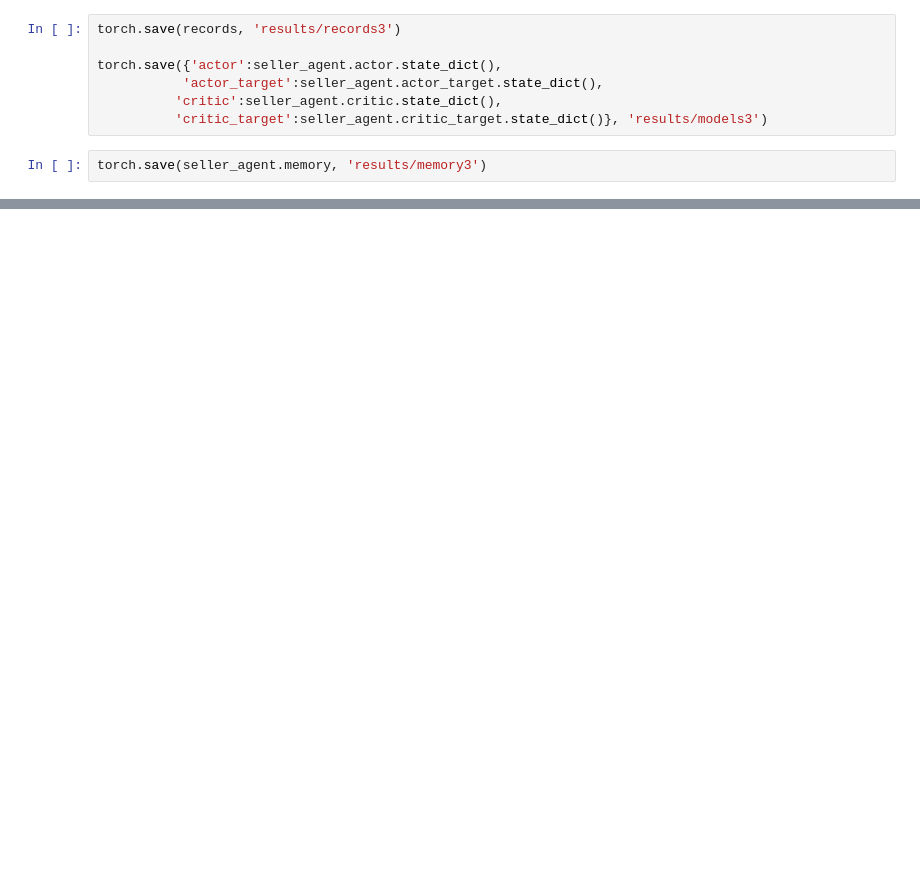
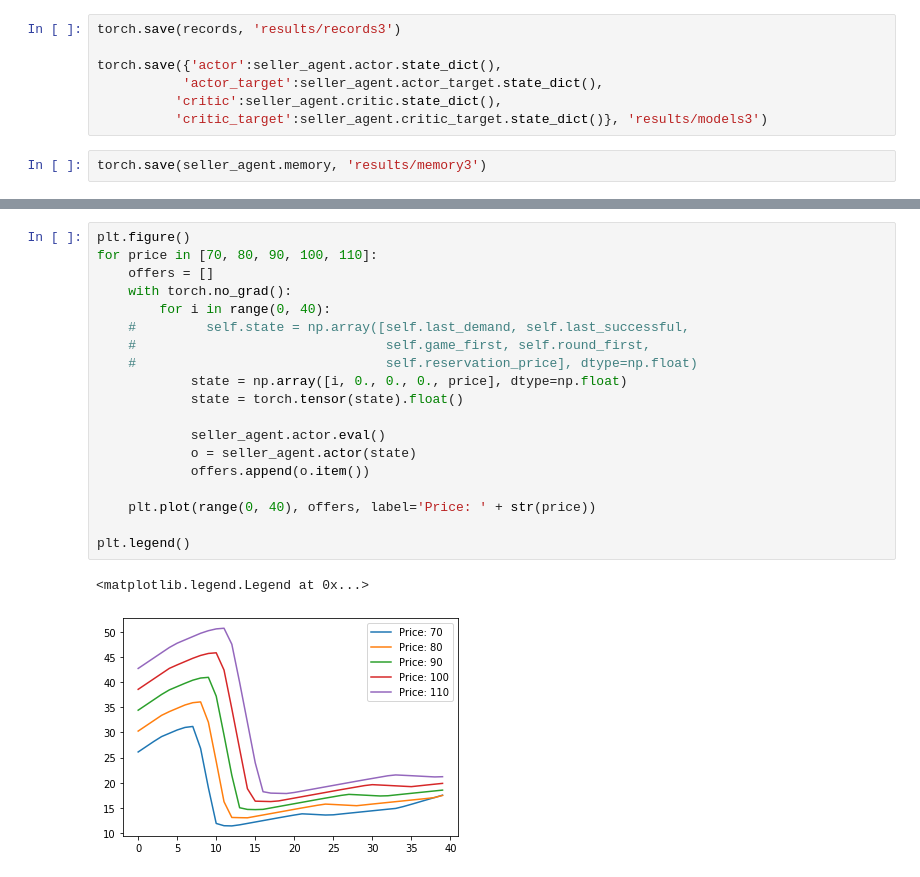
Before and after one commit to Alehud/RL_for_markets, a Jupyter notebook: DDPG_experiments_playground.ipynb, the cells around one changed output, grey strips where cells are left out. Saved outputs shown, nothing was run; the diff lists cells and outputs as text; blank space fills up the shorter version.

```diff
--- a/DDPG_experiments_playground.ipynb
+++ b/DDPG_experiments_playground.ipynb
@@ -433,0 +458,22 @@ torch.save(seller_agent.memory, 'results/memory3')
+# %%
+plt.figure()
+for price in [70, 80, 90, 100, 110]:
+    offers = []
+    with torch.no_grad():
+        for i in range(0, 40):
+    #         self.state = np.array([self.last_demand, self.last_successful,
+    #                                self.game_first, self.round_first,
+    #                                self.reservation_price], dtype=np.float)
+            state = np.array([i, 0., 0., 0., price], dtype=np.float)
+            state = torch.tensor(state).float()
+
+            seller_agent.actor.eval()
+            o = seller_agent.actor(state)
+            offers.append(o.item())
+
+    plt.plot(range(0, 40), offers, label='Price: ' + str(price))
+
+plt.legend()
+# %% [output]
+<matplotlib.legend.Legend at 0x...>
+[figure, added]
```
Also changed, not shown: parts of 4 cells of this notebook.
